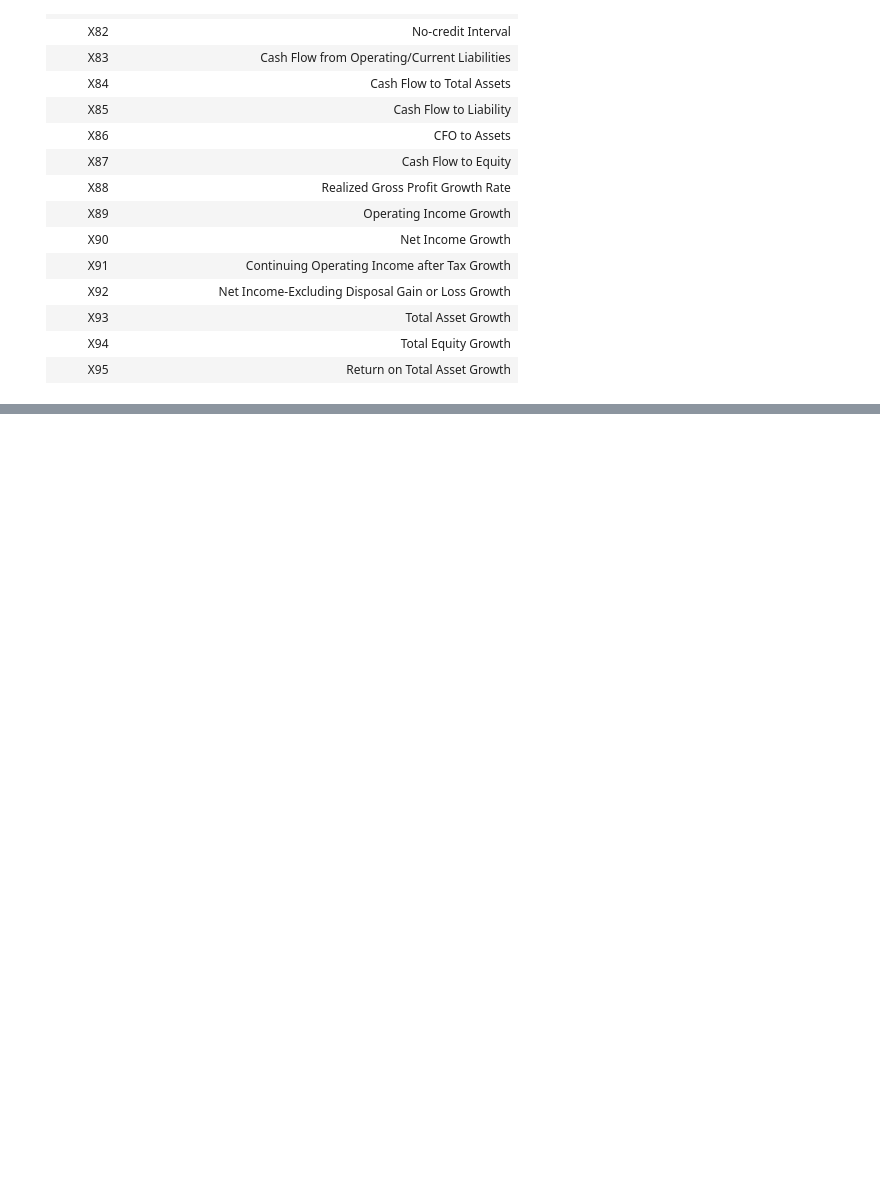
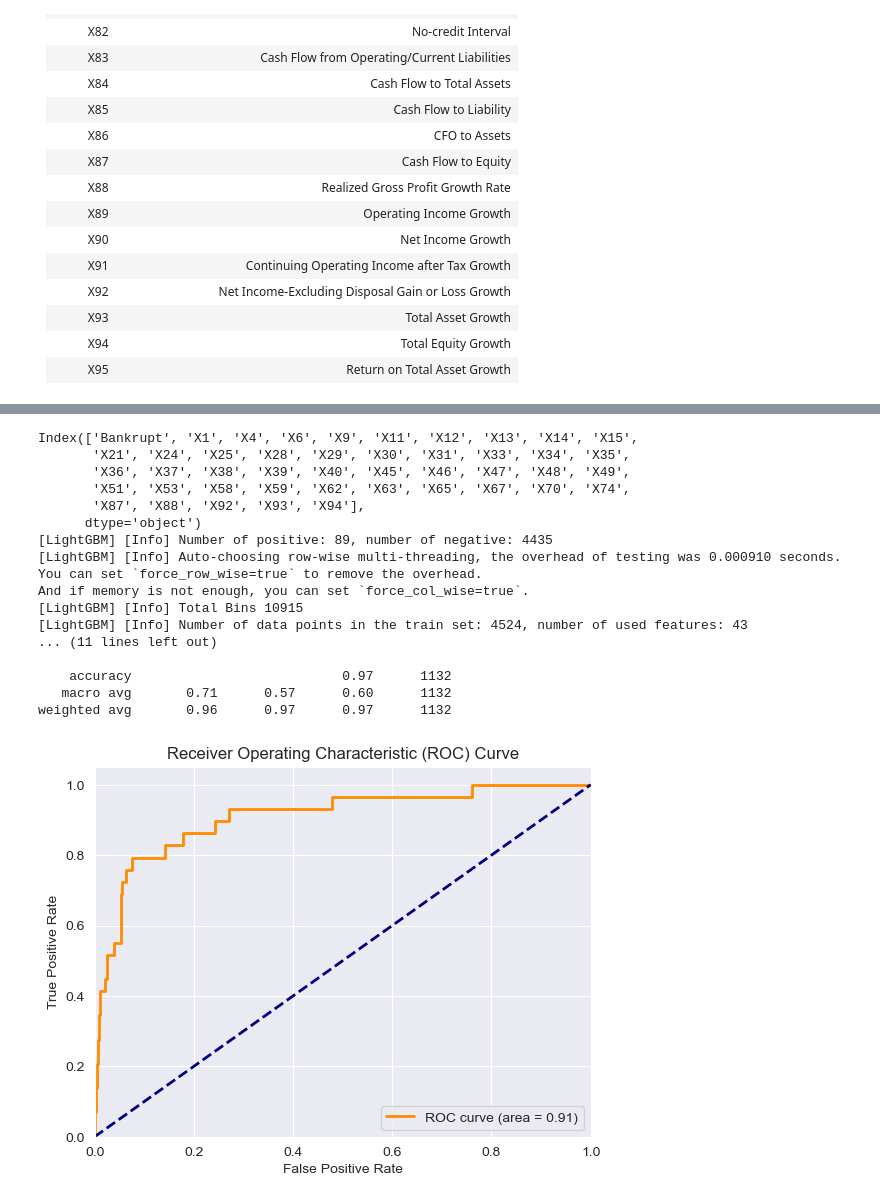
Before and after one commit to jqbpoz/Bankruptcy-Prediction, a Jupyter notebook: notebooks/1.0-initial-data-overview.ipynb, the cells around one changed output, grey strips where cells are left out. Drawn from its saved outputs; the diff is of its cells as text; code cells hidden in the pictures; blank space fills up the shorter version.

```diff
--- a/notebooks/1.0-initial-data-overview.ipynb
+++ b/notebooks/1.0-initial-data-overview.ipynb
@@ -157,0 +280,72 @@ print(f"Unique Features:{unique},\ntotal:{len(unique)}")
+# %%
+from sklearn.svm import SVC
+from sklearn.metrics import accuracy_score, confusion_matrix, classification_report, roc_curve, roc_auc_score
+from sklearn.ensemble import RandomForestClassifier
+from lightgbm import LGBMClassifier
+from xgboost import XGBClassifier
+from sklearn.model_selection import train_test_split
+
+X = df_without_outliers.drop(columns='Bankrupt')
+print(df_without_outliers.columns)
+y = df_without_outliers['Bankrupt']
+
+# Split the data into training and testing sets
+X_train, X_test, y_train, y_test = train_test_split(X, y, test_size=0.2, random_state=42)
+
+# Initialize the Random Forest classifier
+# model = RandomForestClassifier(n_estimators=100, random_state=42)
+model = LGBMClassifier(random_state=42)
+# model = XGBClassifier(random_state=42, use_label_encoder=False, eval_metric='logloss')
+# Fit the model to the training data
+model.fit(X_train, y_train)
+
+# Make predictions on the test data
+y_pred = model.predict(X_test)
+y_pred_prob = model.predict_proba(X_test)[:, 1]
+
+
+# Evaluate the model
+accuracy = accuracy_score(y_test, y_pred)
+conf_matrix = confusion_matrix(y_test, y_pred)
+class_report = classification_report(y_test, y_pred)
+
+print(f"Accuracy: {accuracy}")
+print("Confusion Matrix:")
+print(conf_matrix)
+print("Classification Report:")
+print(class_report)
+
+# Calculate ROC curve and ROC AUC score
+fpr, tpr, thresholds = roc_curve(y_test, y_pred_prob)
+roc_auc = roc_auc_score(y_test, y_pred_prob)
+
+# Plot ROC curve
+plt.figure()
+plt.plot(fpr, tpr, color='darkorange', lw=2, label=f'ROC curve (area = {roc_auc:.2f})')
+plt.plot([0, 1], [0, 1], color='navy', lw=2, linestyle='--')
+plt.xlim([0.0, 1.0])
+plt.ylim([0.0, 1.05])
+plt.xlabel('False Positive Rate')
+plt.ylabel('True Positive Rate')
+plt.title('Receiver Operating Characteristic (ROC) Curve')
+plt.legend(loc="lower right")
+plt.show()
+# %% [output]
+Index(['Bankrupt', 'X1', 'X4', 'X6', 'X9', 'X11', 'X12', 'X13', 'X14', 'X15',
+       'X21', 'X24', 'X25', 'X28', 'X29', 'X30', 'X31', 'X33', 'X34', 'X35',
+       'X36', 'X37', 'X38', 'X39', 'X40', 'X45', 'X46', 'X47', 'X48', 'X49',
+       'X51', 'X53', 'X58', 'X59', 'X62', 'X63', 'X65', 'X67', 'X70', 'X74',
+       'X87', 'X88', 'X92', 'X93', 'X94'],
+      dtype='object')
+[LightGBM] [Info] Number of positive: 89, number of negative: 4435
+[LightGBM] [Info] Auto-choosing row-wise multi-threading, the overhead of testing was 0.000910 seconds.
+You can set `force_row_wise=true` to remove the overhead.
+And if memory is not enough, you can set `force_col_wise=true`.
+[LightGBM] [Info] Total Bins 10915
+[LightGBM] [Info] Number of data points in the train set: 4524, number of used features: 43
+... (11 lines left out)
+
+    accuracy                           0.97      1132
+   macro avg       0.71      0.57      0.60      1132
+weighted avg       0.96      0.97      0.97      1132
+[figure, added]
```
Also changed, not shown: parts of 17 cells of this notebook.
